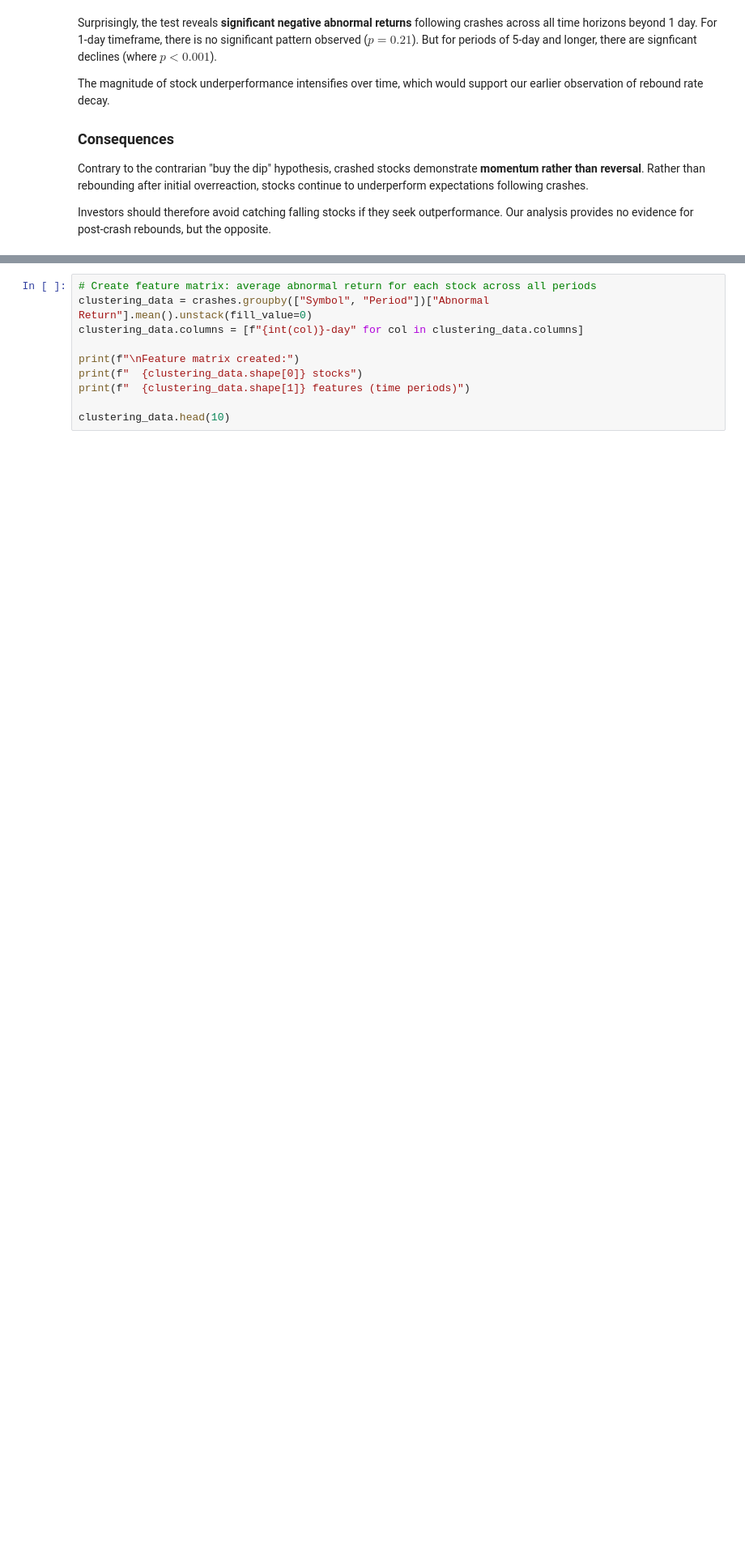
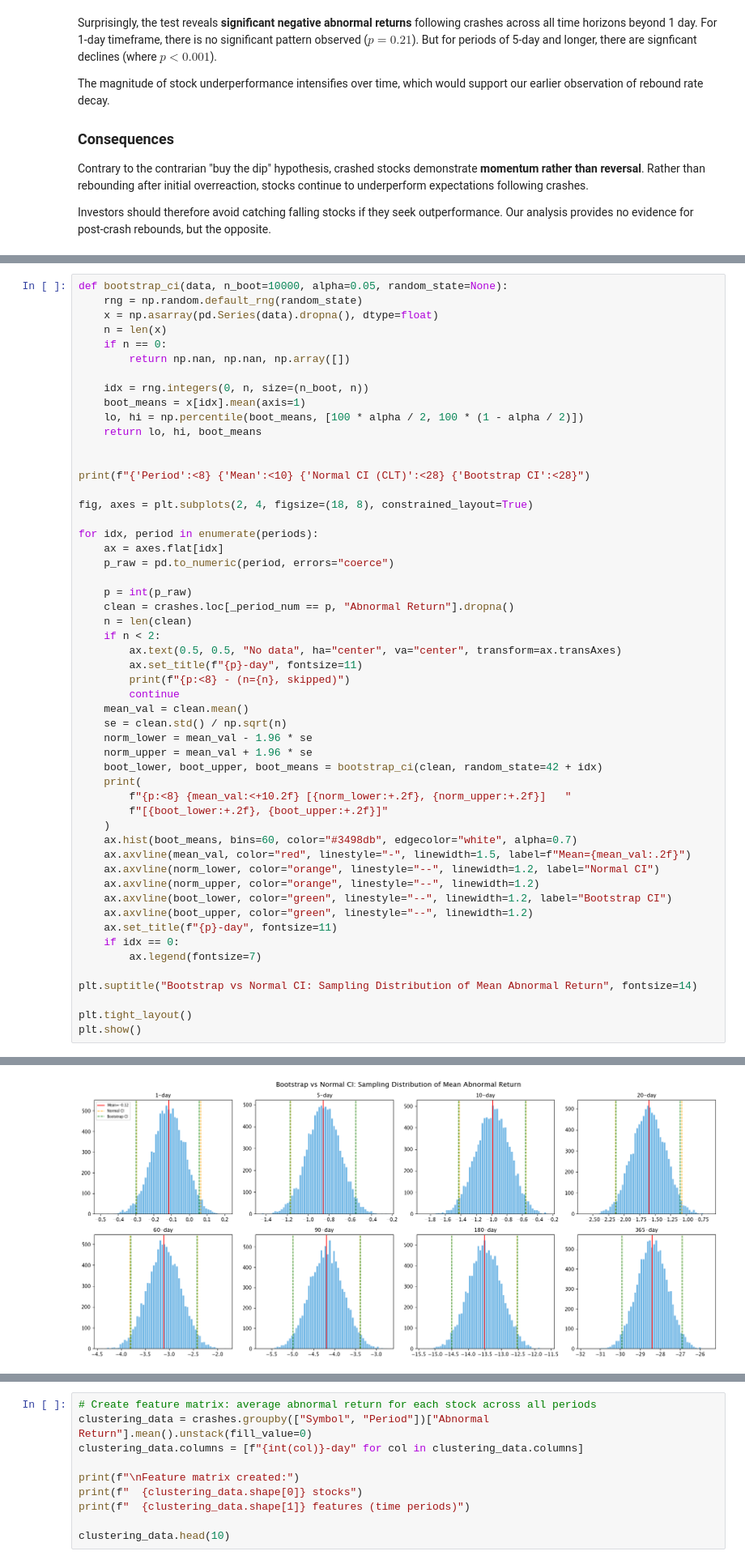
Before and after one commit to yannzg/sp500-rebounds, a Jupyter notebook: analysis.ipynb, the cells around one changed output, grey strips where cells are left out. Shown at 81% size. Saved outputs shown, nothing was run; the diff lists cells and outputs as text; blank space fills up the shorter version.

Commit message:
bootstrap vs normal ci

```diff
--- a/analysis.ipynb
+++ b/analysis.ipynb
@@ -966,0 +976,54 @@ Investors should therefore avoid catching falling stocks if they seek outperform
+# %%
+def bootstrap_ci(data, n_boot=10000, alpha=0.05, random_state=None):
+    rng = np.random.default_rng(random_state)
+    x = np.asarray(pd.Series(data).dropna(), dtype=float)
+    n = len(x)
+    if n == 0:
+        return np.nan, np.nan, np.array([])
+
+    idx = rng.integers(0, n, size=(n_boot, n))
+    boot_means = x[idx].mean(axis=1)
+    lo, hi = np.percentile(boot_means, [100 * alpha / 2, 100 * (1 - alpha / 2)])
+    return lo, hi, boot_means
+
+
+print(f"{'Period':<8} {'Mean':<10} {'Normal CI (CLT)':<28} {'Bootstrap CI':<28}")
+
+fig, axes = plt.subplots(2, 4, figsize=(18, 8), constrained_layout=True)
+
+for idx, period in enumerate(periods):
+    ax = axes.flat[idx]
+    p_raw = pd.to_numeric(period, errors="coerce")
+
+    p = int(p_raw)
+    clean = crashes.loc[_period_num == p, "Abnormal Return"].dropna()
+    n = len(clean)
+    if n < 2:
+        ax.text(0.5, 0.5, "No data", ha="center", va="center", transform=ax.transAxes)
+        ax.set_title(f"{p}-day", fontsize=11)
+        print(f"{p:<8} - (n={n}, skipped)")
+        continue
+    mean_val = clean.mean()
+    se = clean.std() / np.sqrt(n)
+    norm_lower = mean_val - 1.96 * se
+    norm_upper = mean_val + 1.96 * se
+    boot_lower, boot_upper, boot_means = bootstrap_ci(clean, random_state=42 + idx)
+    print(
+        f"{p:<8} {mean_val:<+10.2f} [{norm_lower:+.2f}, {norm_upper:+.2f}]   "
+        f"[{boot_lower:+.2f}, {boot_upper:+.2f}]"
+    )
+    ax.hist(boot_means, bins=60, color="#3498db", edgecolor="white", alpha=0.7)
+    ax.axvline(mean_val, color="red", linestyle="-", linewidth=1.5, label=f"Mean={mean_val:.2f}")
+    ax.axvline(norm_lower, color="orange", linestyle="--", linewidth=1.2, label="Normal CI")
+    ax.axvline(norm_upper, color="orange", linestyle="--", linewidth=1.2)
+    ax.axvline(boot_lower, color="green", linestyle="--", linewidth=1.2, label="Bootstrap CI")
+    ax.axvline(boot_upper, color="green", linestyle="--", linewidth=1.2)
+    ax.set_title(f"{p}-day", fontsize=11)
+    if idx == 0:
+        ax.legend(fontsize=7)
+
+plt.suptitle("Bootstrap vs Normal CI: Sampling Distribution of Mean Abnormal Return", fontsize=14)
+
+plt.tight_layout()
+plt.show()
+# %% [output]
@@ -966,0 +1039 @@ Investors should therefore avoid catching falling stocks if they seek outperform
+[figure, added]
```
Also changed, not shown: parts of 9 cells of this notebook.
